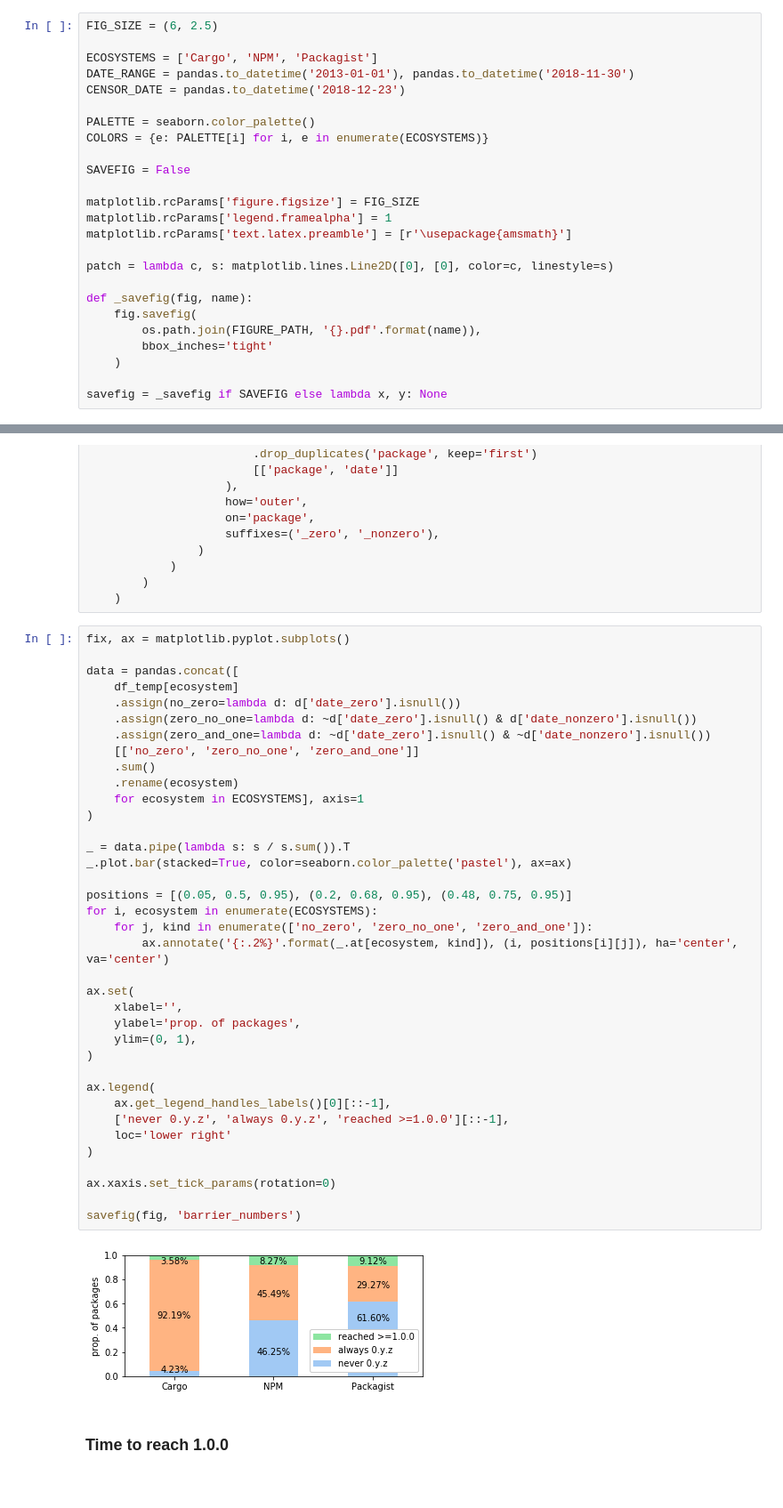
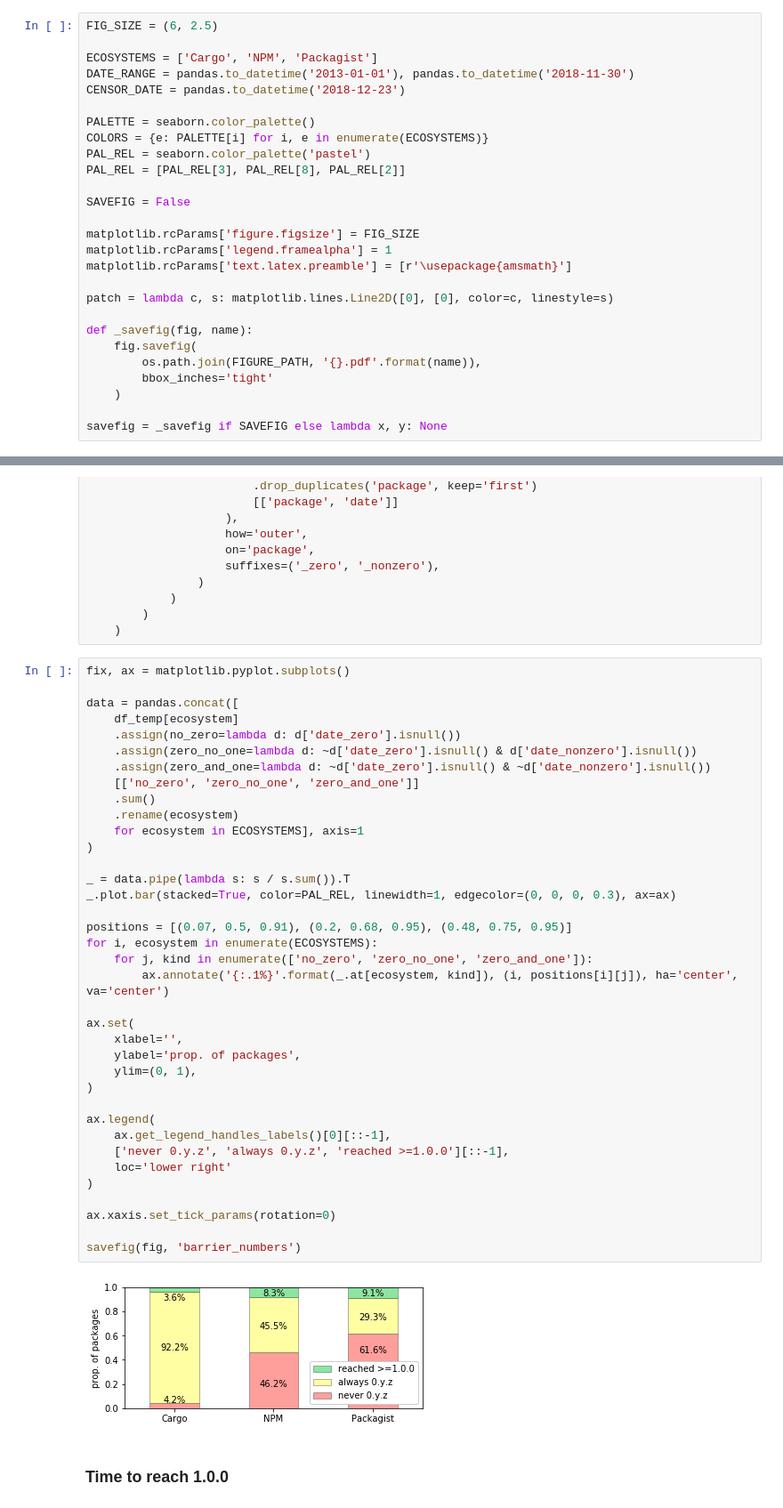
Before and after one commit to AlexandreDecan/secos-zero, a Jupyter notebook: notebooks/Magic zero.ipynb, the cells around one changed output, grey strips where cells are left out. Shown at 89% size. Cells and saved outputs as stored; diff of their text form.

```diff
--- a/notebooks/Magic zero.ipynb
+++ b/notebooks/Magic zero.ipynb
@@ -17,6 +17,8 @@ CENSOR_DATE = pandas.to_datetime('2018-12-23')
 
 PALETTE = seaborn.color_palette()
 COLORS = {e: PALETTE[i] for i, e in enumerate(ECOSYSTEMS)}
+PAL_REL = seaborn.color_palette('pastel')
+PAL_REL = [PAL_REL[3], PAL_REL[8], PAL_REL[2]]
 
 SAVEFIG = False
 
@@ -237,37 +239,37 @@ data = pandas.concat([
     .assign(no_zero=lambda d: d['date_zero'].isnull())
     .assign(zero_no_one=lambda d: ~d['date_zero'].isnull() & d['date_nonzero'].isnull())
     .assign(zero_and_one=lambda d: ~d['date_zero'].isnull() & ~d['date_nonzero'].isnull())
     [['no_zero', 'zero_no_one', 'zero_and_one']]
     .sum()
     .rename(ecosystem)
     for ecosystem in ECOSYSTEMS], axis=1
 )
 
 _ = data.pipe(lambda s: s / s.sum()).T
-_.plot.bar(stacked=True, color=seaborn.color_palette('pastel'), ax=ax)
+_.plot.bar(stacked=True, color=PAL_REL, linewidth=1, edgecolor=(0, 0, 0, 0.3), ax=ax)
 
-positions = [(0.05, 0.5, 0.95), (0.2, 0.68, 0.95), (0.48, 0.75, 0.95)]
+positions = [(0.07, 0.5, 0.91), (0.2, 0.68, 0.95), (0.48, 0.75, 0.95)]
 for i, ecosystem in enumerate(ECOSYSTEMS):
     for j, kind in enumerate(['no_zero', 'zero_no_one', 'zero_and_one']):
-        ax.annotate('{:.2%}'.format(_.at[ecosystem, kind]), (i, positions[i][j]), ha='center', va='center')
+        ax.annotate('{:.1%}'.format(_.at[ecosystem, kind]), (i, positions[i][j]), ha='center', va='center')
 
 ax.set(
     xlabel='',
     ylabel='prop. of packages',
     ylim=(0, 1),
 )
 
 ax.legend(
     ax.get_legend_handles_labels()[0][::-1],
     ['never 0.y.z', 'always 0.y.z', 'reached >=1.0.0'][::-1],
     loc='lower right'
 )
 
 ax.xaxis.set_tick_params(rotation=0)
 
 savefig(fig, 'barrier_numbers')
 # %% [output]
-[figure, old version]
+[figure, new version]
 # %% [markdown]
 ### Time to reach 1.0.0
 # %%
```
Also changed, not shown: parts of 20 cells of this notebook.
